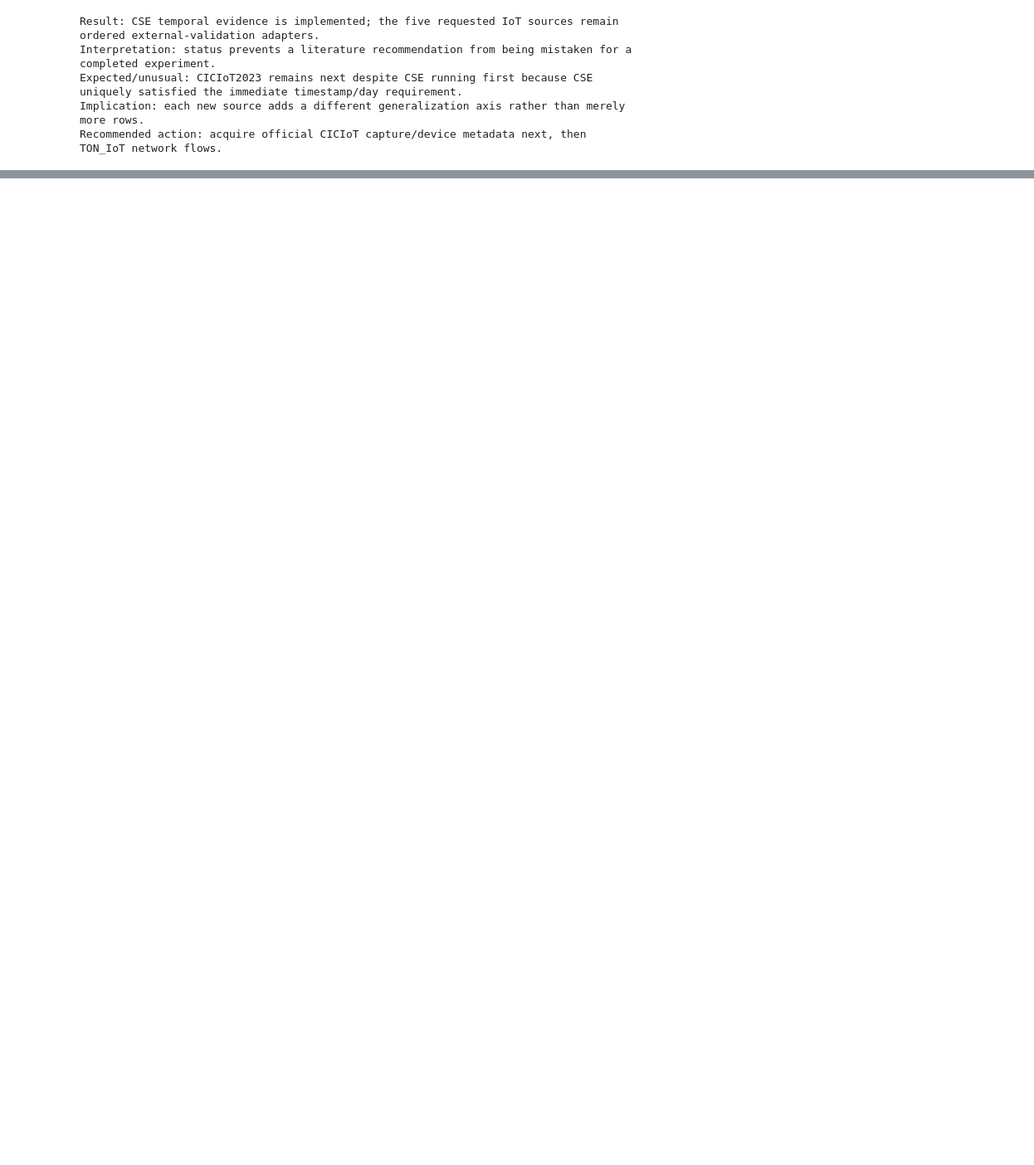
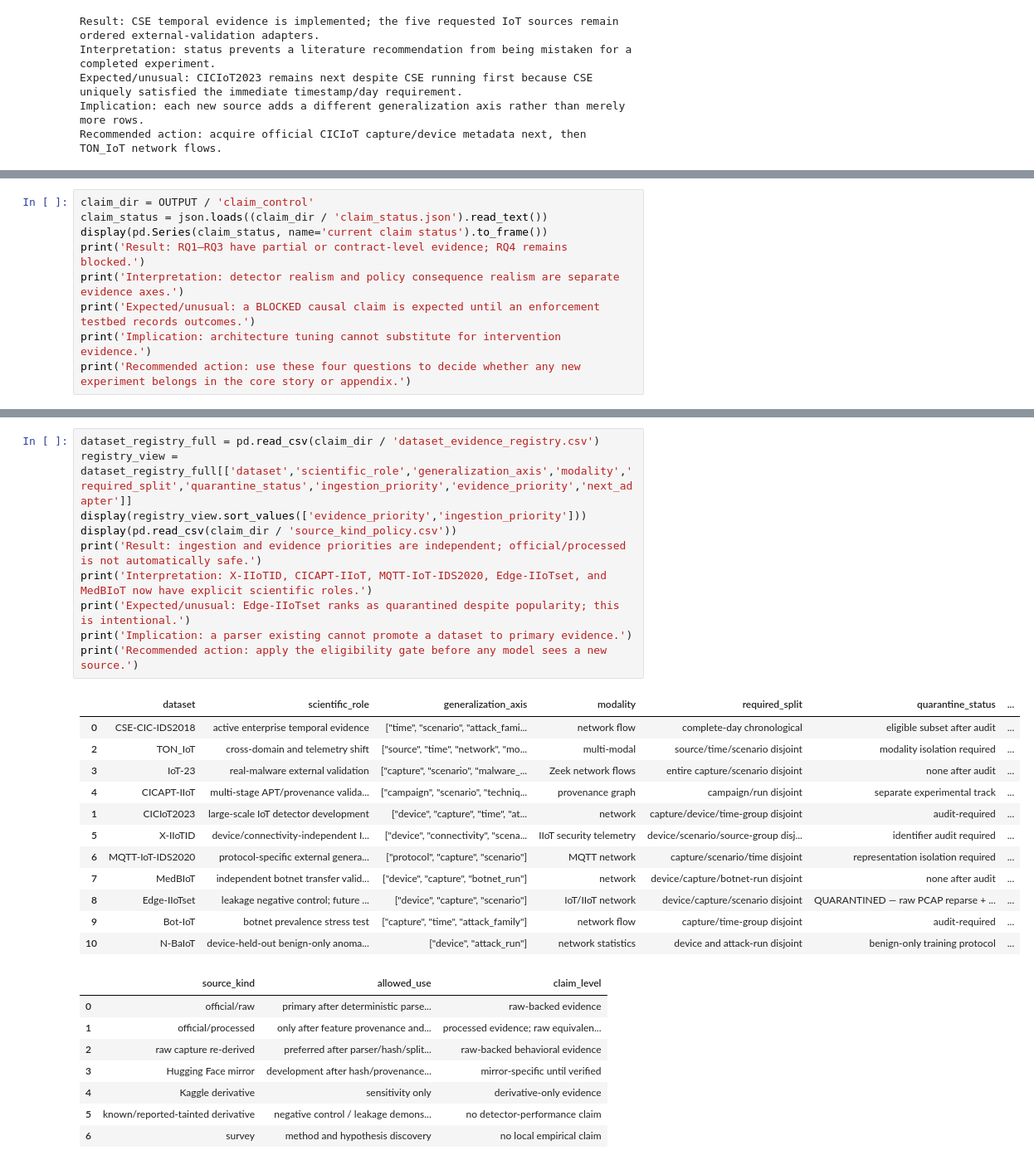
Before and after one commit to gegestalt/kodeRvR, a Jupyter notebook: notebooks/06_adaptive_ips_full_project_lab.ipynb, the cells around one changed output, grey strips where cells are left out. Shown at 83% size. Saved outputs shown, nothing was run; the diff lists cells and outputs as text; blank space fills up the shorter version.

Commit message:
feat: add IPS scientific claim controls

```diff
--- a/notebooks/06_adaptive_ips_full_project_lab.ipynb
+++ b/notebooks/06_adaptive_ips_full_project_lab.ipynb
@@ -1736,0 +1752,9 @@ Recommended action: acquire official CICIoT capture/device metadata next, then T
+# %%
+claim_dir = OUTPUT / 'claim_control'
+claim_status = json.loads((claim_dir / 'claim_status.json').read_text())
+display(pd.Series(claim_status, name='current claim status').to_frame())
+print('Result: RQ1–RQ3 have partial or contract-level evidence; RQ4 remains blocked.')
+print('Interpretation: detector realism and policy consequence realism are separate evidence axes.')
+print('Expected/unusual: a BLOCKED causal claim is expected until an enforcement testbed records outcomes.')
+print('Implication: architecture tuning cannot substitute for intervention evidence.')
+print('Recommended action: use these four questions to decide whether any new experiment belongs in the core story or appendix.')
@@ -1736,0 +1815,31 @@ Recommended action: acquire official CICIoT capture/device metadata next, then T
+# %%
+dataset_registry_full = pd.read_csv(claim_dir / 'dataset_evidence_registry.csv')
+registry_view = dataset_registry_full[['dataset','scientific_role','generalization_axis','modality','required_split','quarantine_status','ingestion_priority','evidence_priority','next_adapter']]
+display(registry_view.sort_values(['evidence_priority','ingestion_priority']))
+display(pd.read_csv(claim_dir / 'source_kind_policy.csv'))
+print('Result: ingestion and evidence priorities are independent; official/processed is not automatically safe.')
+print('Interpretation: X-IIoTID, CICAPT-IIoT, MQTT-IoT-IDS2020, Edge-IIoTset, and MedBIoT now have explicit scientific roles.')
+print('Expected/unusual: Edge-IIoTset ranks as quarantined despite popularity; this is intentional.')
+print('Implication: a parser existing cannot promote a dataset to primary evidence.')
+print('Recommended action: apply the eligibility gate before any model sees a new source.')
+# %% [output]
+|  | dataset | scientific_role | generalization_axis | modality | required_split | quarantine_status | ... |
+| 0 | CSE-CIC-IDS2018 | active enterprise temporal evidence | ["time", "scenario", "attack_fami... | network flow | complete-day chronological | eligible subset after audit | ... |
+| 2 | TON_IoT | cross-domain and telemetry shift | ["source", "time", "network", "mo... | multi-modal | source/time/scenario disjoint | modality isolation required | ... |
+| 3 | IoT-23 | real-malware external validation | ["capture", "scenario", "malware_... | Zeek network flows | entire capture/scenario disjoint | none after audit | ... |
+| 4 | CICAPT-IIoT | multi-stage APT/provenance valida... | ["campaign", "scenario", "techniq... | provenance graph | campaign/run disjoint | separate experimental track | ... |
+| 1 | CICIoT2023 | large-scale IoT detector development | ["device", "capture", "time", "at... | network | capture/device/time-group disjoint | audit-required | ... |
+| 5 | X-IIoTID | device/connectivity-independent I... | ["device", "connectivity", "scena... | IIoT security telemetry | device/scenario/source-group disj... | identifier audit required | ... |
+| 6 | MQTT-IoT-IDS2020 | protocol-specific external genera... | ["protocol", "capture", "scenario"] | MQTT network | capture/scenario/time disjoint | representation isolation required | ... |
+| 7 | MedBIoT | independent botnet transfer valid... | ["device", "capture", "botnet_run"] | network | device/capture/botnet-run disjoint | none after audit | ... |
+| 8 | Edge-IIoTset | leakage negative control; future ... | ["device", "capture", "scenario"] | IoT/IIoT network | device/capture/scenario disjoint | QUARANTINED — raw PCAP reparse + ... | ... |
+| 9 | Bot-IoT | botnet prevalence stress test | ["capture", "time", "attack_family"] | network flow | capture/time-group disjoint | audit-required | ... |
+| 10 | N-BaIoT | device-held-out benign-only anoma... | ["device", "attack_run"] | network statistics | device and attack-run disjoint | benign-only training protocol | ... |
+|  | source_kind | allowed_use | claim_level |
+| 0 | official/raw | primary after deterministic parse... | raw-backed evidence |
+| 1 | official/processed | only after feature provenance and... | processed evidence; raw equivalen... |
+| 2 | raw capture re-derived | preferred after parser/hash/split... | raw-backed behavioral evidence |
+| 3 | Hugging Face mirror | development after hash/provenance... | mirror-specific until verified |
+| 4 | Kaggle derivative | sensitivity only | derivative-only evidence |
+| 5 | known/reported-tainted derivative | negative control / leakage demons... | no detector-performance claim |
+| 6 | survey | method and hypothesis discovery | no local empirical claim |
```
Also changed, not shown: parts of 54 cells of this notebook, 58 other files.
